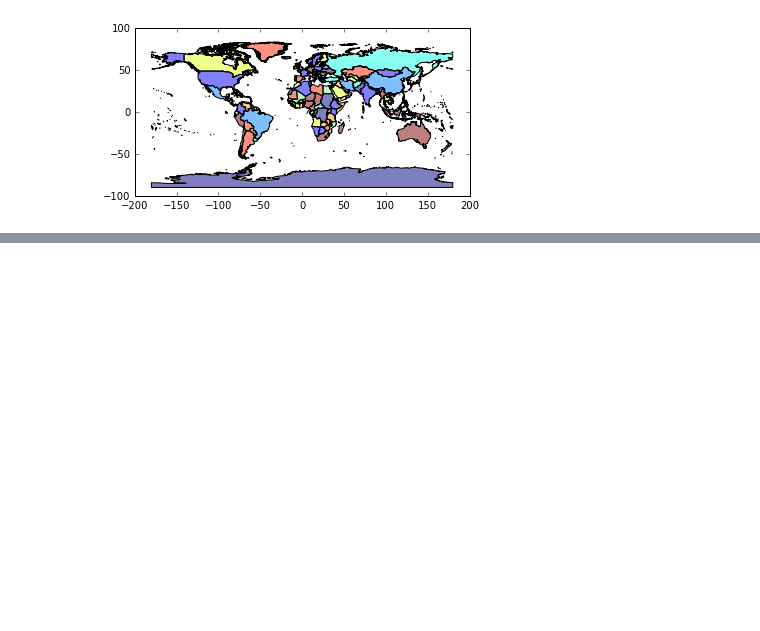
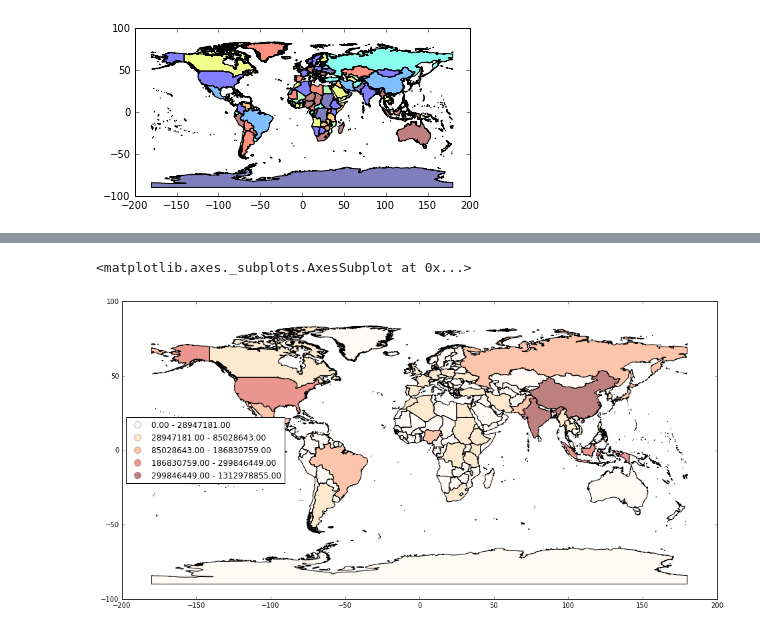
Before and after one commit to dersteppenwolf/pycon, a Jupyter notebook: 11_geopandas.ipynb, the cells around one changed output, grey strips where cells are left out. Cells and saved outputs as stored; diff of their text form; code cells hidden in the pictures; blank space fills up the shorter version.

```diff
--- a/11_geopandas.ipynb
+++ b/11_geopandas.ipynb
@@ -24,4 +23,6 @@ world.plot(column='POP2005', scheme='QUANTILES', k=5, colormap='OrRd')
 # %%
-my_dpi = 96
 world.plot(column='POP2005', scheme='fisher_jenks', k=5, colormap='OrRd',  legend=True,
-           figsize=(1200/my_dpi, 1200/my_dpi))
+           figsize=(16, 10))
+# %% [output]
+<matplotlib.axes._subplots.AxesSubplot at 0x...>
+[figure, added]
```
Also changed, not shown: parts of 2 cells of this notebook, 3 other files.
